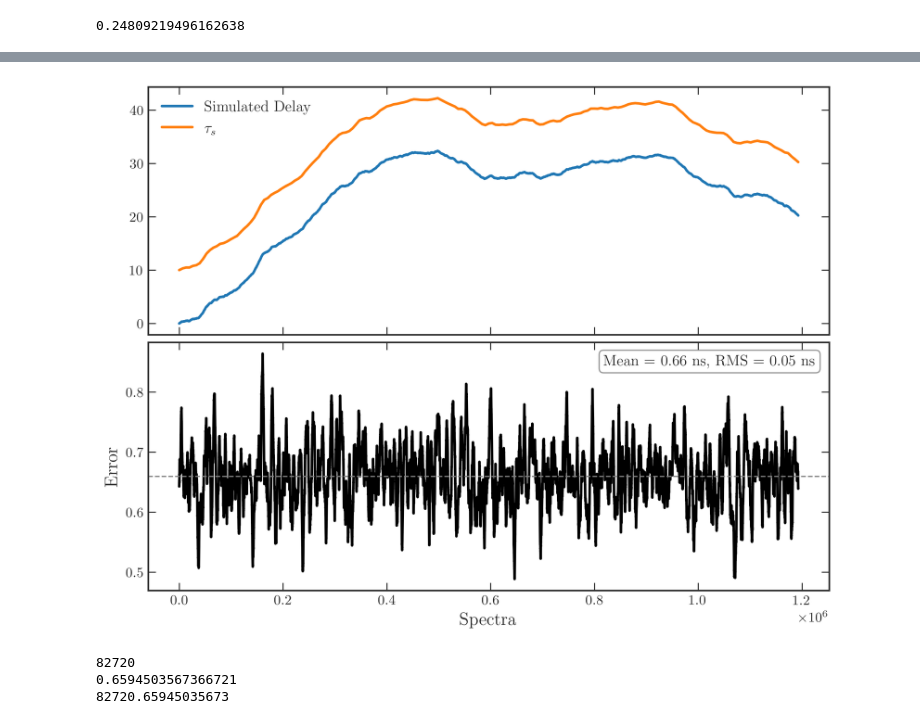
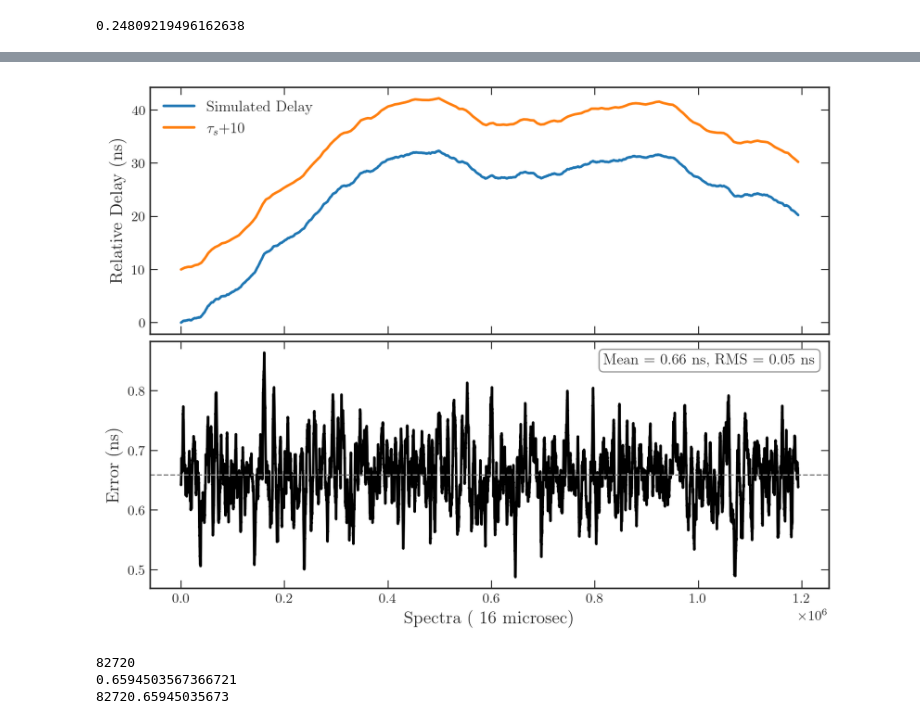
Before and after one commit to ALBATROS-Experiment/albatros_analysis, a Jupyter notebook: scripts/sim_plots.ipynb, the cells around one changed output, grey strips where cells are left out. Cells and saved outputs as stored; diff of their text form; code cells hidden in the pictures.

```diff
--- a/scripts/sim_plots.ipynb
+++ b/scripts/sim_plots.ipynb
@@ -81,7 +81,7 @@ plt.rcParams.update({
 # %%
 data_loc_single = "/project/rrg-sievers/mohanagr/albatros_test_data/spectra_1830_1840_4096_24000_0.05_1.00e-10_20260408_192234.npz"
 data_loc_multi = "/scratch/thomasb/mohan/spectra_multicarrier_1830_1880_4096_24000_0.05_1.00e-10_20260703_163023.npz"
-with np.load(data_loc_multi) as f:
+with np.load(data_loc_single) as f:
     spec1 = f["spectra1"]
     spec2 = f["spectra2"]
     delays = f["delays"]*4
@@ -412,34 +412,34 @@ print(tau_s[0])
 # %%
 fig, ax = plt.subplots(2, 1, figsize=(8, 6), sharex=True, constrained_layout=True)
 
 ax[0].plot(y1 - y1[0], label=r"Simulated Delay", lw=2)
-ax[0].plot(y2_interp-y2_interp[0] + 10, label=r"$\tau_s$", lw=2)
-
+ax[0].plot(y2_interp-y2_interp[0] + 10, label=r"$\tau_s$+10", lw=2)
+ax[0].set_ylabel('Relative Delay (ns)')
 ax[0].legend(frameon=False)
 
 ax[1].plot(res, 'k', lw=2)
 ax[1].axhline(np.mean(res), color='gray', ls='--', lw=1)
 
 #ax[1].set_title("Residual")
-ax[1].set_xlabel("Spectra")
-ax[1].set_ylabel("Error")
+ax[1].set_xlabel("Spectra (~16 microsec)")
+ax[1].set_ylabel("Error (ns)")
 
 ax[1].text(
     0.98, 0.95,
     f"Mean = {np.mean(res):.2f} ns, RMS = {np.std(res):.2f} ns",
     transform=ax[1].transAxes,
     ha='right',
     va='top',
     bbox=dict(boxstyle="round", facecolor="white", alpha=0.8, edgecolor="gray")
 )
 
 for a in ax:
     a.tick_params(direction='in', top=True, right=True)
 
 plt.savefig("/home/thomasb/albatros_analysis/scripts/orbcomm/paper_plots/fitted_taus.png", bbox_inches="tight")
 plt.show()
 # %% [output]
-[figure, old version]
+[figure, new version]
 # %%
 print((4096*5 + 200)*4)
 print(np.mean(res))
```
Also changed, not shown: parts of 1 cell of this notebook, 7 other files.
